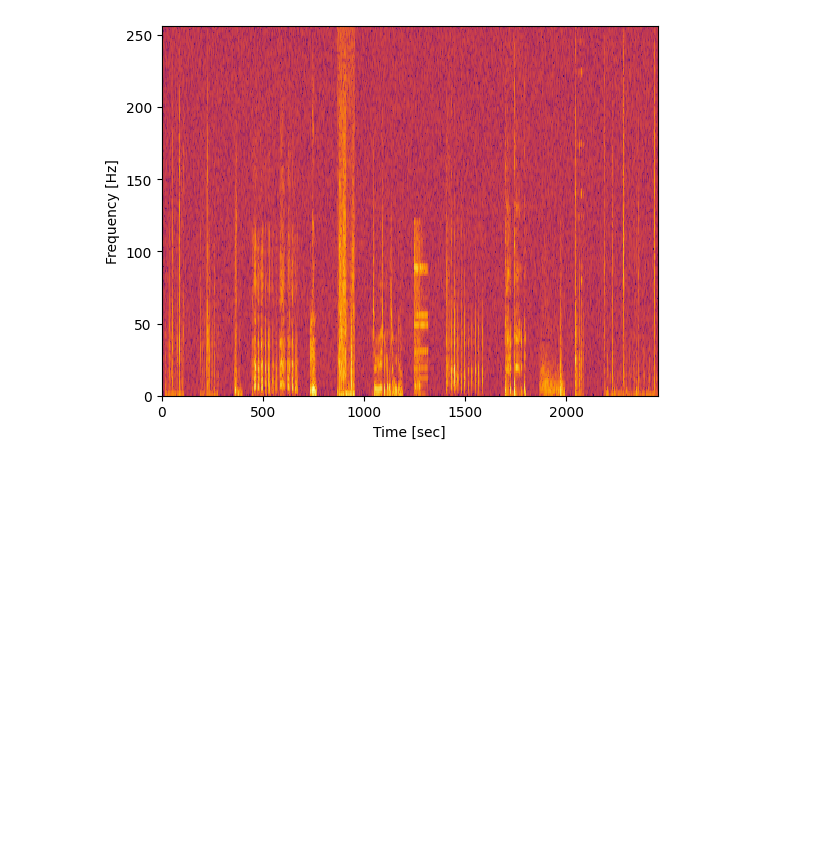
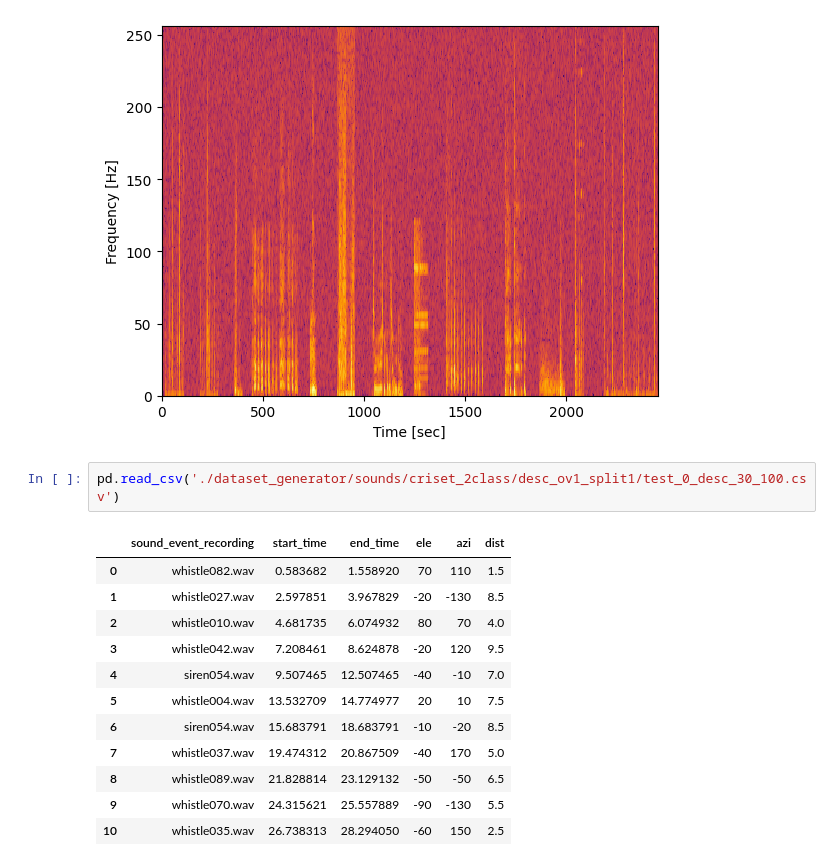
Before and after one commit to izzan-alfian/SELD-quadcopter, a Jupyter notebook: test.ipynb, the cells around one changed output. Cells and saved outputs as stored; diff of their text form; blank space fills up the shorter version.

```diff
--- a/test.ipynb
+++ b/test.ipynb
@@ -259,3 +259,18 @@ plt.xlabel('Time [sec]')
 plt.show()
 # %% [output]
 [figure]
+# %%
+pd.read_csv('./dataset_generator/sounds/criset_2class/desc_ov1_split1/test_0_desc_30_100.csv')
+# %% [output]
+|  | sound_event_recording | start_time | end_time | ele | azi | dist |
+| 0 | whistle082.wav | 0.583682 | 1.558920 | 70 | 110 | 1.5 |
+| 1 | whistle027.wav | 2.597851 | 3.967829 | -20 | -130 | 8.5 |
+| 2 | whistle010.wav | 4.681735 | 6.074932 | 80 | 70 | 4.0 |
+| 3 | whistle042.wav | 7.208461 | 8.624878 | -20 | 120 | 9.5 |
+| 4 | siren054.wav | 9.507465 | 12.507465 | -40 | -10 | 7.0 |
+| 5 | whistle004.wav | 13.532709 | 14.774977 | 20 | 10 | 7.5 |
+| 6 | siren054.wav | 15.683791 | 18.683791 | -10 | -20 | 8.5 |
+| 7 | whistle037.wav | 19.474312 | 20.867509 | -40 | 170 | 5.0 |
+| 8 | whistle089.wav | 21.828814 | 23.129132 | -50 | -50 | 6.5 |
+| 9 | whistle070.wav | 24.315621 | 25.557889 | -90 | -130 | 5.5 |
+| 10 | whistle035.wav | 26.738313 | 28.294050 | -60 | 150 | 2.5 |
```
Also changed, not shown: parts of 1 cell of this notebook, 46 other files.
